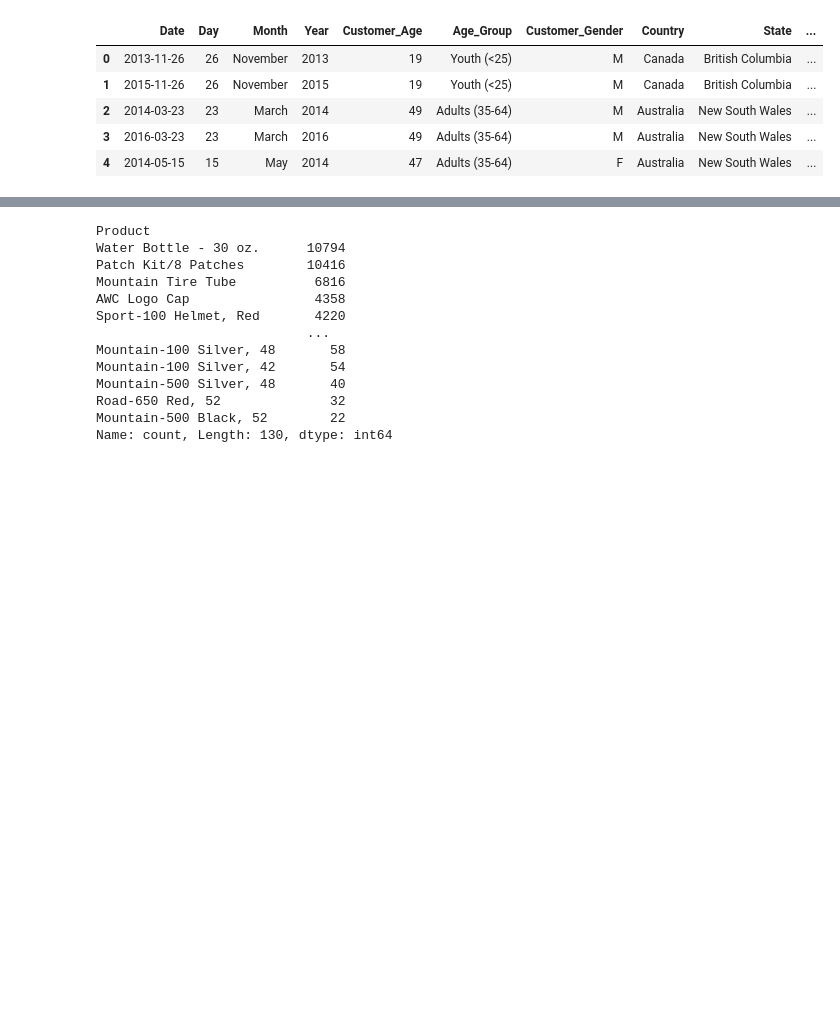
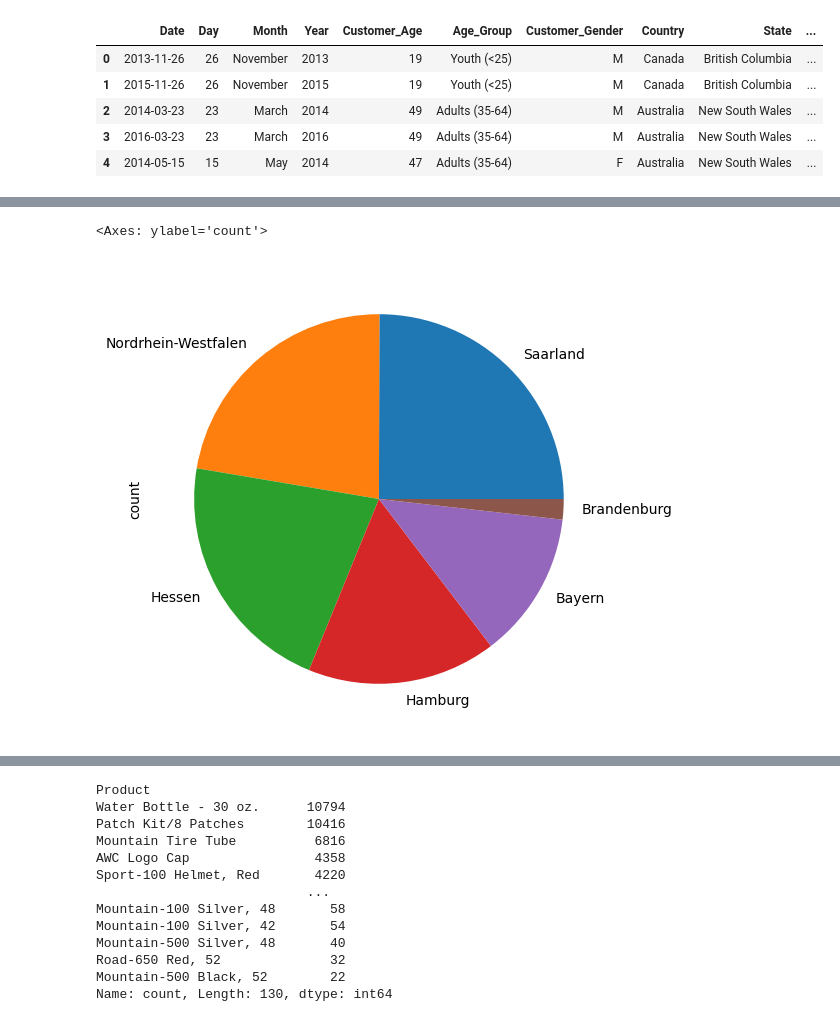
Before and after one commit to TahirHAWK/Python_basics, a Jupyter notebook: FreeCodeCamp-Pandas-Real-Life-Example-master/Lecture_1.ipynb, the cells around one changed output, grey strips where cells are left out. Drawn from its saved outputs; the diff is of its cells as text; code cells hidden in the pictures; blank space fills up the shorter version.

```diff
--- a/FreeCodeCamp-Pandas-Real-Life-Example-master/Lecture_1.ipynb
+++ b/FreeCodeCamp-Pandas-Real-Life-Example-master/Lecture_1.ipynb
@@ -157,0 +168,5 @@ sales.head()
+# %%
+sales.loc[(sales['Country'] == 'Germany'), 'State'].value_counts().plot(kind='pie', figsize=(6,6))
+# %% [output]
+<Axes: ylabel='count'>
+[figure, added]
```
Also changed, not shown: parts of 4 cells of this notebook, 2 other files.
